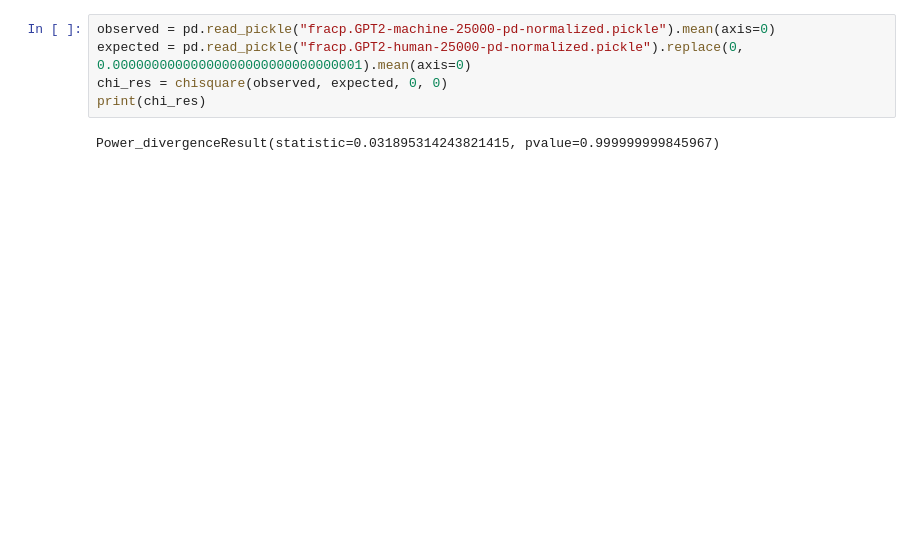
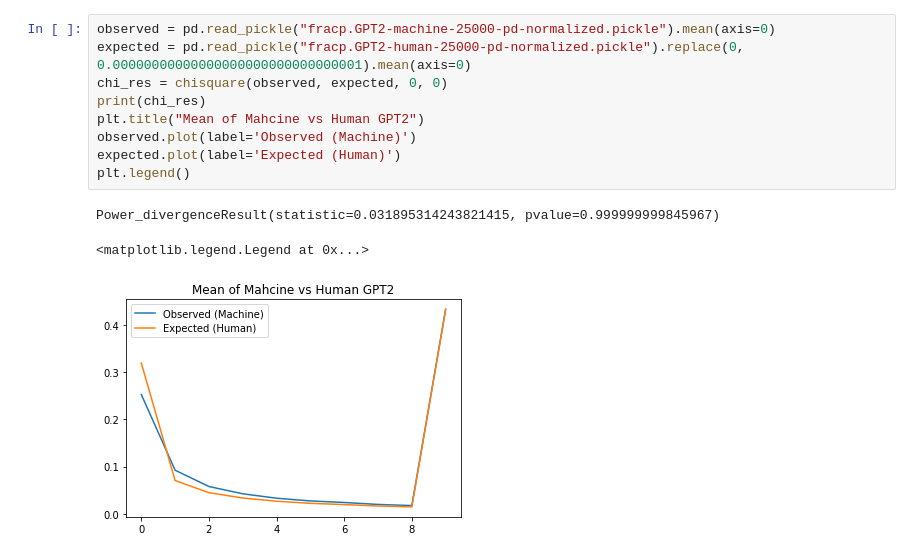
Before and after one commit to tgao1337/detecting-fake-text-ipynb, a Jupyter notebook: detecting_fake_text.ipynb, the cells around one changed output. Cells and saved outputs as stored; diff of their text form; blank space fills up the shorter version.

```diff
--- a/detecting_fake_text.ipynb
+++ b/detecting_fake_text.ipynb
@@ -221,7 +229,13 @@ observed.boxplot()
 # %%
 observed = pd.read_pickle("fracp.GPT2-machine-25000-pd-normalized.pickle").mean(axis=0)
 expected = pd.read_pickle("fracp.GPT2-human-25000-pd-normalized.pickle").replace(0, 0.00000000000000000000000000000001).mean(axis=0)
 chi_res = chisquare(observed, expected, 0, 0)
 print(chi_res)
+plt.title("Mean of Mahcine vs Human GPT2")
+observed.plot(label='Observed (Machine)')
+expected.plot(label='Expected (Human)')
+plt.legend()
 # %% [output]
 Power_divergenceResult(statistic=0.031895314243821415, pvalue=0.999999999845967)
+<matplotlib.legend.Legend at 0x...>
+[figure, added]
```
Also changed, not shown: parts of 4 cells of this notebook.
